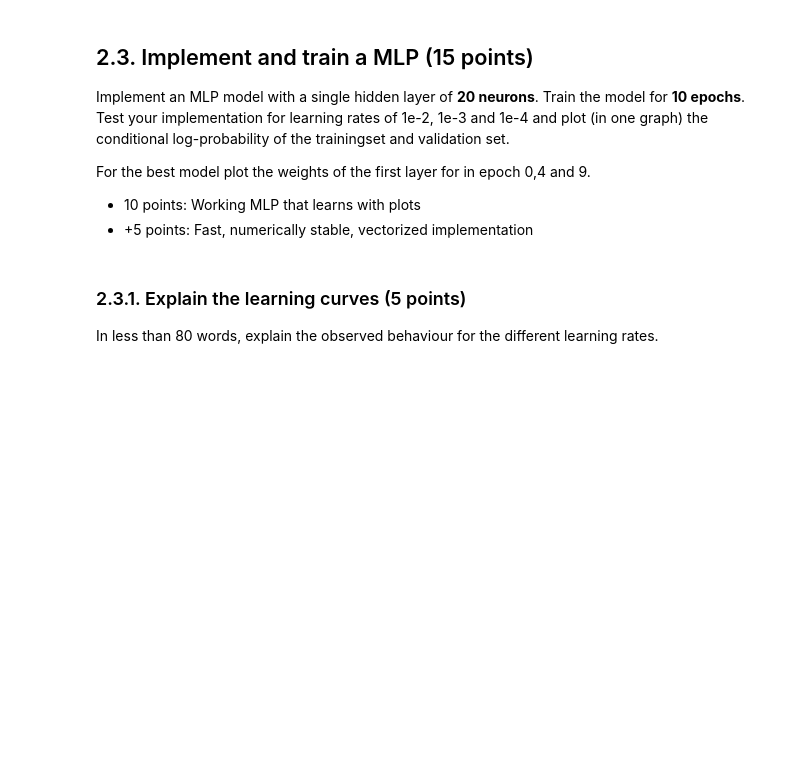
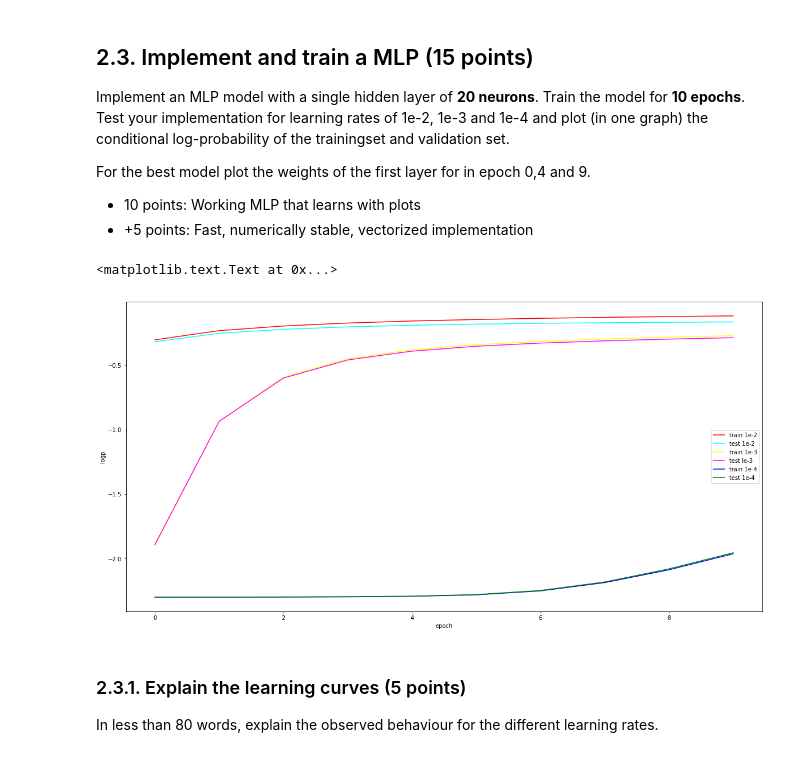
Before and after one commit to MBonnee/ML1, a Jupyter notebook: lab2/lab2.ipynb, the cells around one changed output. Cells and saved outputs as stored; diff of their text form; code cells hidden in the pictures; blank space fills up the shorter version.

```diff
--- a/lab2/lab2.ipynb
+++ b/lab2/lab2.ipynb
@@ -600,7 +677,11 @@ raise NotImplementedError()
 # Plot the conditional loglikelihoods for the train and validation dataset after every iteration.
 # Plot the weights of the first layer.
 
-#
+mlp1 = MLP()
+train_logp1, validation_logp1 = mlp1.train(x_train, t_train, x_valid, t_valid, 1e-2, 10)
 
-# YOUR CODE HERE
-raise NotImplementedError()
+mlp2 = MLP()
+train_logp2, validation_logp2 = mlp2.train(x_train, t_train, x_valid, t_valid, 1e-3, 10)
+
+mlp2 = MLP()
+train_logp3, validation_logp3 = mlp2.train(x_train, t_train, x_valid, t_valid, 1e-4, 10)
@@ -612,3 +688,22 @@ raise NotImplementedError()
+# %%
+# plot the train and validation logp for all three learning rates in one figure
+
+plt.figure(figsize=(20,10))
+plt.plot(train_logp1, c="red", label="train 1e-2")
+plt.plot(validation_logp1, c="cyan", label="test 1e-2")
+
+plt.plot(train_logp2, c="yellow", label="train 1e-3")
+plt.plot(validation_logp2, c="magenta", label="test le-3")
+
+plt.plot(train_logp3, c="blue", label="train 1e-4")
+plt.plot(validation_logp3, c="green", label="test 1e-4")
+
+plt.legend()
+plt.xlabel("epoch")
+plt.ylabel("logp")
+# %% [output]
+<matplotlib.text.Text at 0x...>
+[figure, added]
 # %% [markdown]
 ### 2.3.1. Explain the learning curves (5 points)
 In less than 80 words, explain the observed behaviour for the different learning rates.
```
Also changed, not shown: parts of 10 cells of this notebook.
